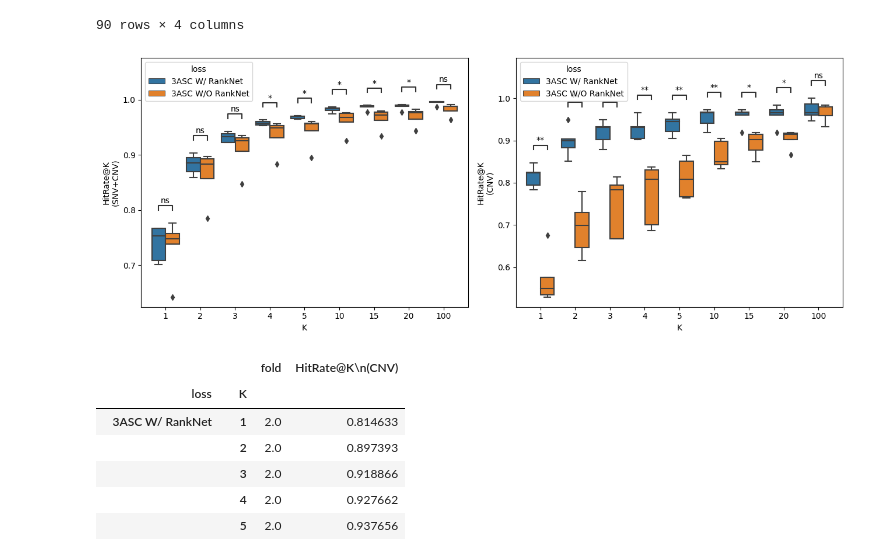
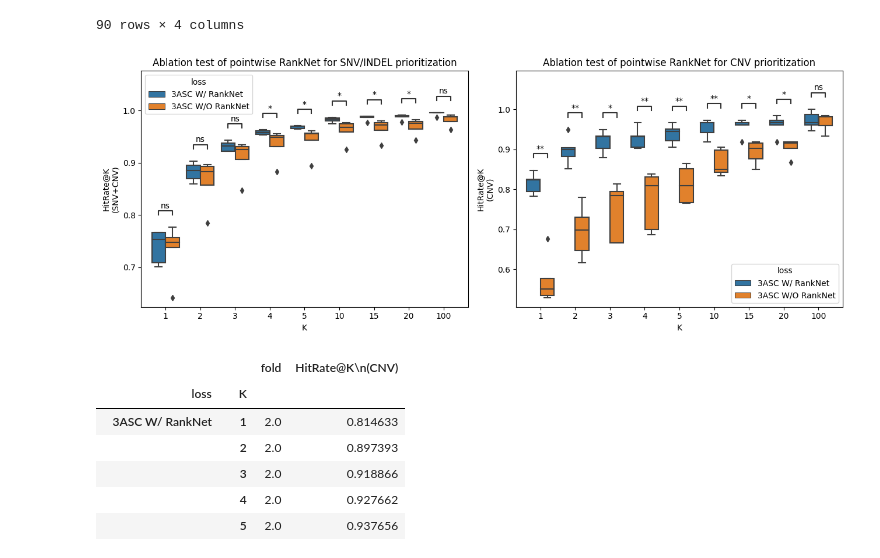
Before and after one commit to 4pygmalion/ASC3, a Jupyter notebook: results/revision/3_5_ablation_test.ipynb, the cells around one changed output. Cells and saved outputs as stored; diff of their text form; code cells hidden in the pictures.

Commit message:
Ablation test figure with subplot title

```diff
--- a/results/revision/3_5_ablation_test.ipynb
+++ b/results/revision/3_5_ablation_test.ipynb
@@ -150,34 +150,36 @@ sns.boxplot(
 pairs = [
     # (("3ASC W/ RankNet", k), ("3ASC W/O RankNet", k))
     ((k, "3ASC W/ RankNet"), (k, "3ASC W/O RankNet"))
     for k in [1, 2, 3, 4, 5, 10, 15, 20, 100]
 ]
 p_valeus = [
     mannwhitneyu(
         cnv_data.loc[(cnv_data["K"]==k) & (cnv_data["loss"]=="3ASC W/ RankNet")]["HitRate@K\n(CNV)"],
         cnv_data.loc[(cnv_data["K"]==k) & (cnv_data["loss"]=="3ASC W/O RankNet")]["HitRate@K\n(CNV)"],
     ).pvalue
     for k in [1, 2, 3, 4, 5, 10, 15, 20, 100]
 ]
 add_stat_annotation(
     axes[1],
     data=cnv_data,
     x="K",
     y="HitRate@K\n(CNV)",
     hue="loss",
     box_pairs=pairs,
     perform_stat_test=False,
     text_format='star',
     loc='inside',
     verbose=0,
     comparisons_correction=None,
     pvalues=p_valeus,
 )
 
+axes[0].set_title("Ablation test of pointwise RankNet for SNV/INDEL prioritization")
+axes[1].set_title("Ablation test of pointwise RankNet for CNV prioritization")
 plt.tight_layout()
 plt.savefig("results/3_5_ablation_test.png")
 # %% [output]
-[figure, old version]
+[figure, new version]
 # %%
 cnv_data.groupby(["loss", "K"]).mean()
 # %% [output]
```
Also changed, not shown: 1 other file.
